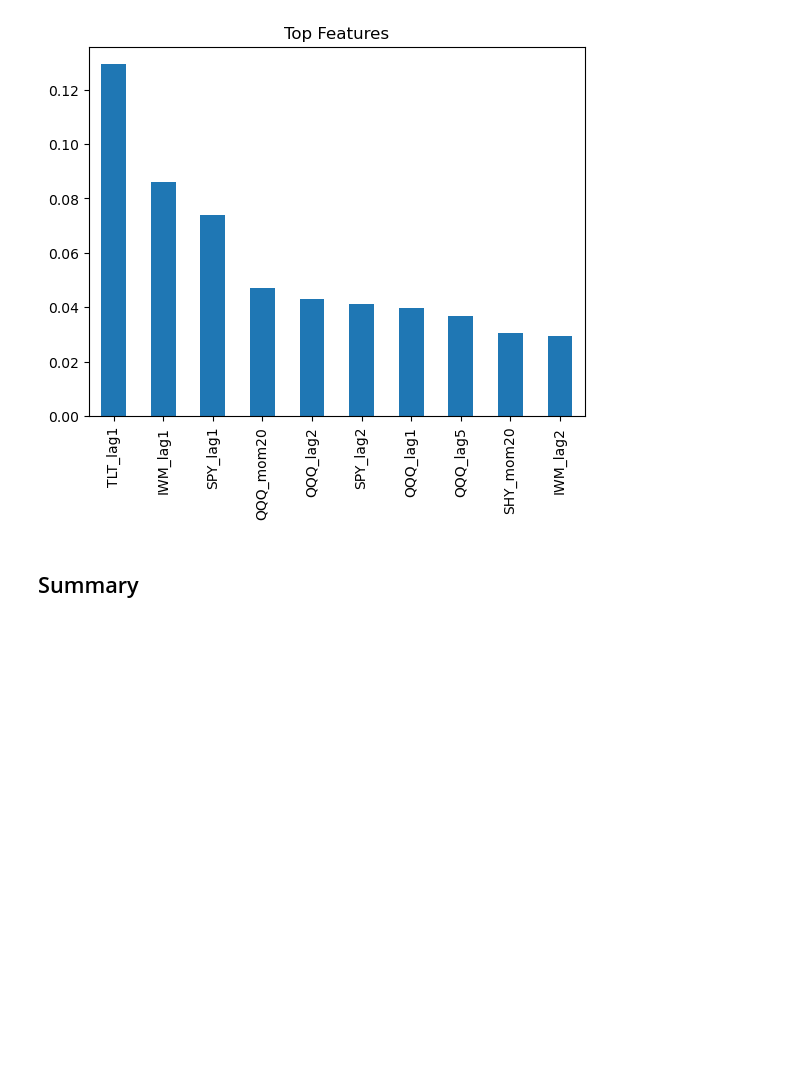
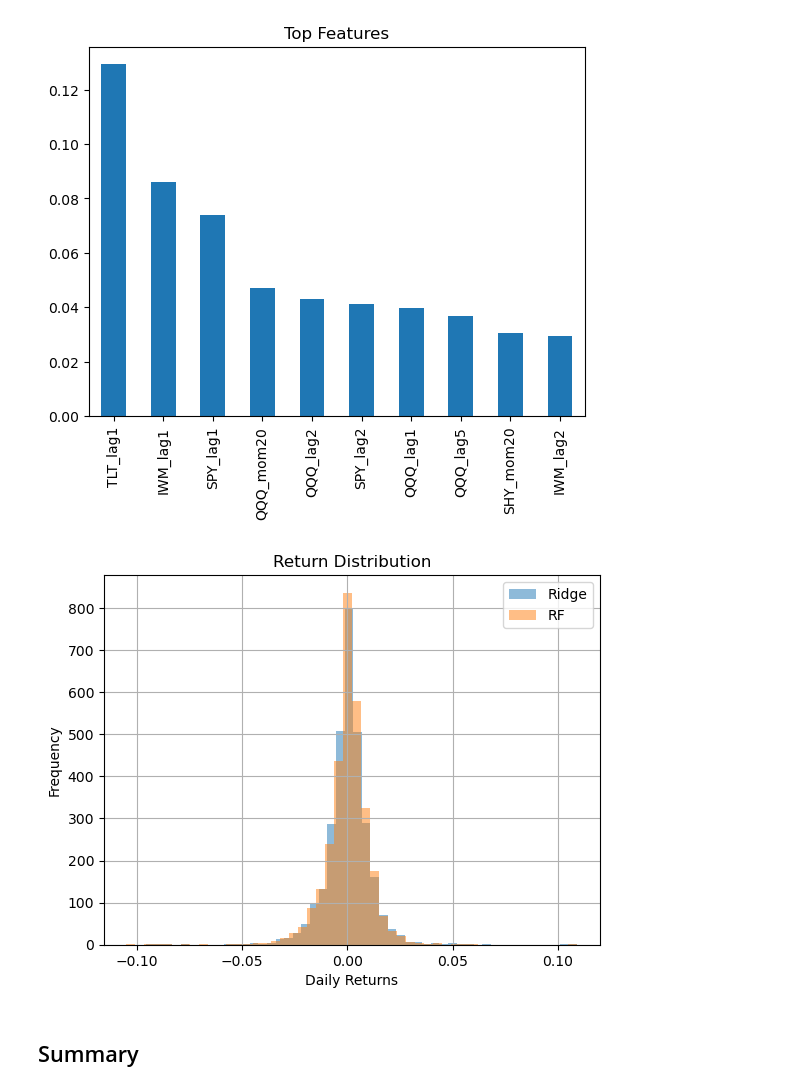
Before and after one commit to AdityaB23/Financial-Math, a Jupyter notebook: ml-stat-arb-project/notebooks/offline_pipeline.ipynb, the cells around one changed output. Cells and saved outputs as stored; diff of their text form; code cells hidden in the pictures; blank space fills up the shorter version.

```diff
--- a/ml-stat-arb-project/notebooks/offline_pipeline.ipynb
+++ b/ml-stat-arb-project/notebooks/offline_pipeline.ipynb
@@ -93,6 +93,19 @@ plt.savefig(plots_dir / "feature_importance_rf.png")
 plt.show()
 # %% [output]
 [figure]
+# %%
+ridge_strat.hist(bins=50, alpha=0.5, label="Ridge")
+rf_strat.hist(bins=50, alpha=0.5, label="RF")
+
+plt.legend()
+plt.title("Return Distribution")
+plt.xlabel("Daily Returns")
+plt.ylabel("Frequency")
+
+plt.savefig(plots_dir / "return_distribution.png")
+plt.show()
+# %% [output]
+[figure, added]
 # %% [markdown]
 ## Summary
 # %% [markdown]
```
